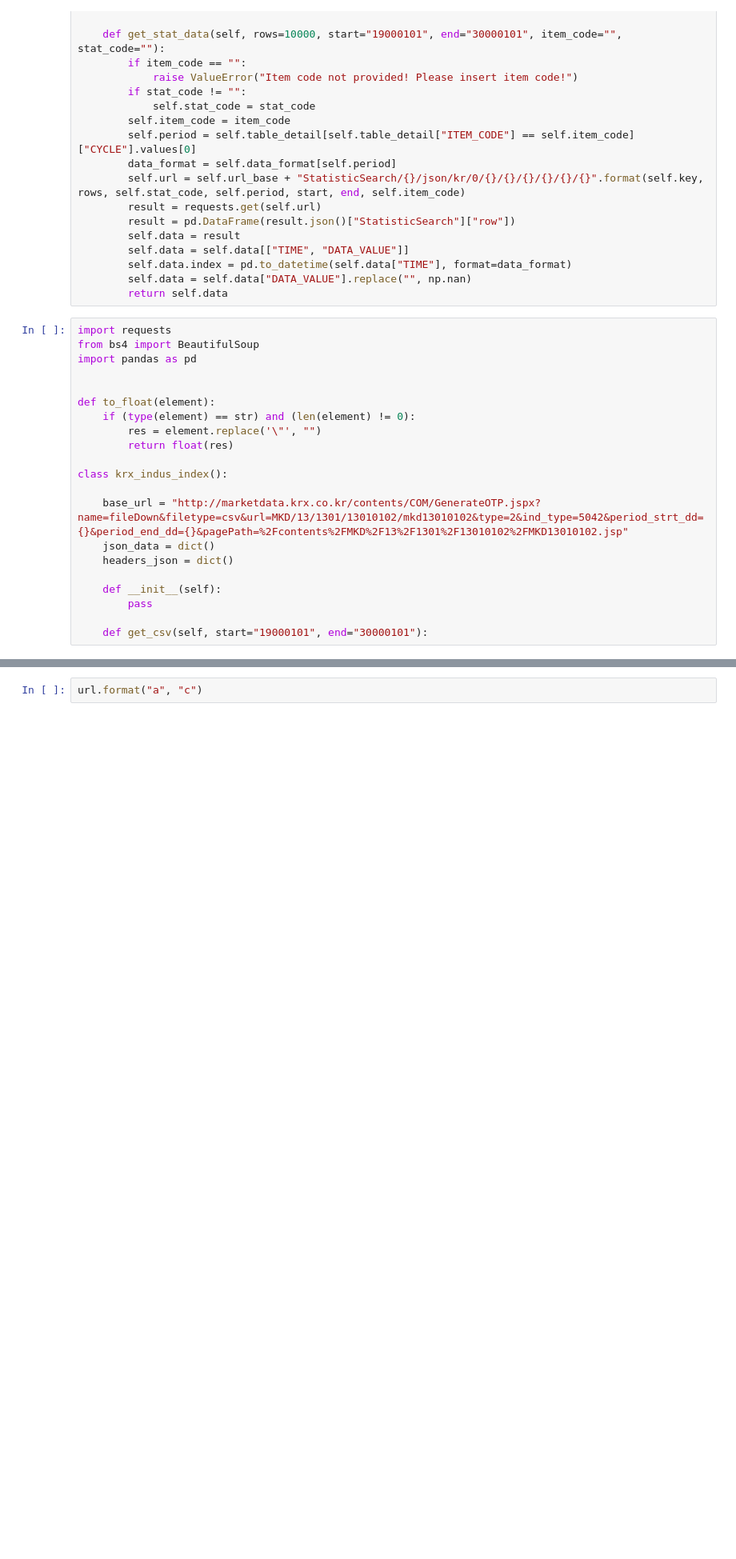
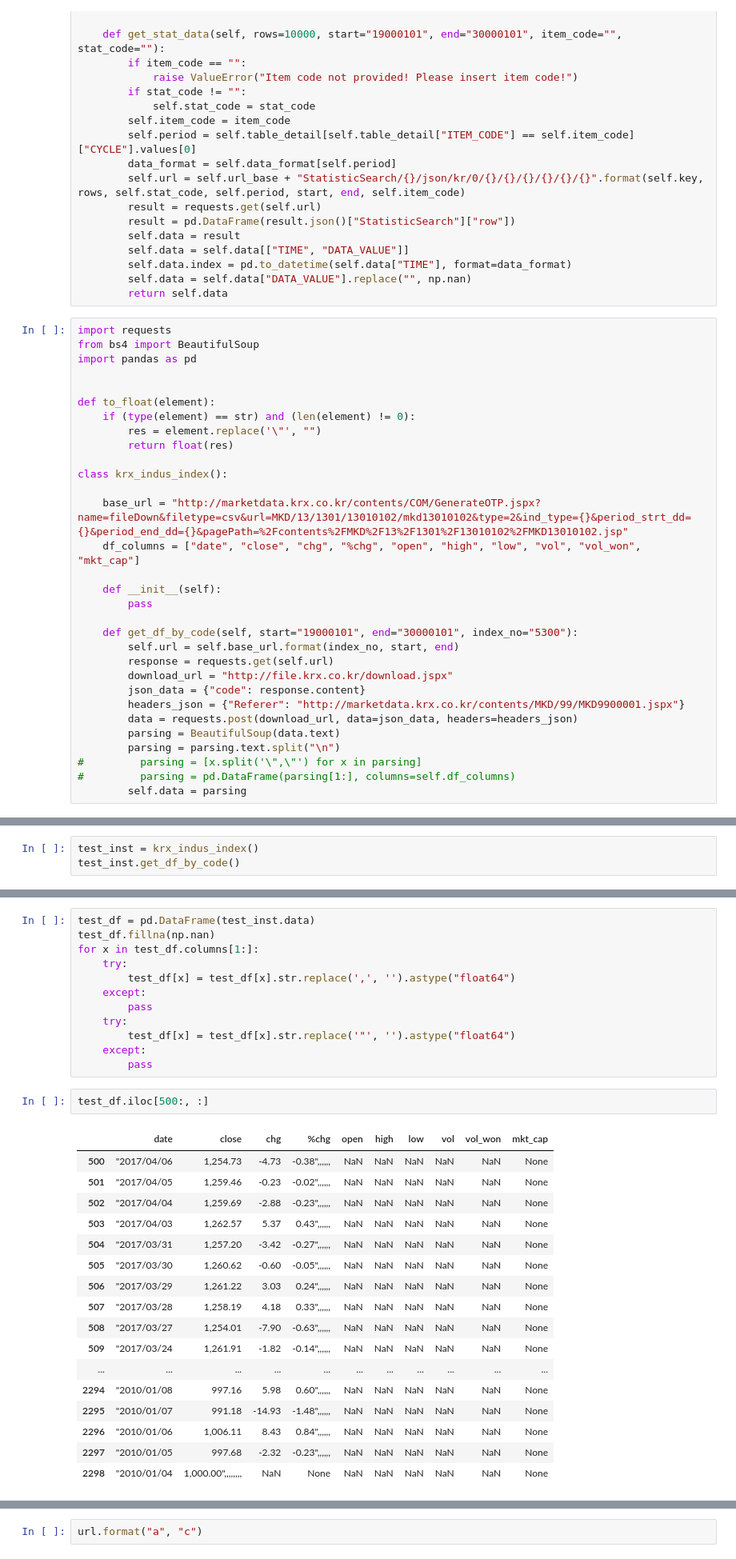
Before and after one commit to kimjungwon90/trade_bot, a Jupyter notebook: Untitled1.ipynb, the cells around one changed output, grey strips where cells are left out. Shown: that part at 80% size. Saved outputs shown, nothing was run; the diff lists cells and outputs as text; blank space fills up the shorter version.

```diff
--- a/Untitled1.ipynb
+++ b/Untitled1.ipynb
@@ -64,11 +64,21 @@ def to_float(element):
 
 class krx_indus_index():
 
-    base_url = "http://marketdata.krx.co.kr/contents/COM/GenerateOTP.jspx?name=fileDown&filetype=csv&url=MKD/13/1301/13010102/mkd13010102&type=2&ind_type=5042&period_strt_dd={}&period_end_dd={}&pagePath=%2Fcontents%2FMKD%2F13%2F1301%2F13010102%2FMKD13010102.jsp"
-    json_data = dict()
-    headers_json = dict()
+    base_url = "http://marketdata.krx.co.kr/contents/COM/GenerateOTP.jspx?name=fileDown&filetype=csv&url=MKD/13/1301/13010102/mkd13010102&type=2&ind_type={}&period_strt_dd={}&period_end_dd={}&pagePath=%2Fcontents%2FMKD%2F13%2F1301%2F13010102%2FMKD13010102.jsp"
+    df_columns = ["date", "close", "chg", "%chg", "open", "high", "low", "vol", "vol_won", "mkt_cap"]
 
     def __init__(self):
         pass
 
-    def get_csv(self, start="19000101", end="30000101"):
+    def get_df_by_code(self, start="19000101", end="30000101", index_no="5300"):
+        self.url = self.base_url.format(index_no, start, end)
+        response = requests.get(self.url)
+        download_url = "http://file.krx.co.kr/download.jspx"
+        json_data = {"code": response.content}
+        headers_json = {"Referer": "http://marketdata.krx.co.kr/contents/MKD/99/MKD9900001.jspx"}
+        data = requests.post(download_url, data=json_data, headers=headers_json)
+        parsing = BeautifulSoup(data.text)
+        parsing = parsing.text.split("\n")
+#         parsing = [x.split('\",\"') for x in parsing]
+#         parsing = pd.DataFrame(parsing[1:], columns=self.df_columns)
+        self.data = parsing
@@ -78,0 +85,3 @@ url_test_1 = "http://marketdata.krx.co.kr/contents/COM/GenerateOTP.jspx?name=fil
+# %%
+test_inst = krx_indus_index()
+test_inst.get_df_by_code()
@@ -78,0 +140,32 @@ url_test_1 = "http://marketdata.krx.co.kr/contents/COM/GenerateOTP.jspx?name=fil
+# %%
+test_df = pd.DataFrame(test_inst.data)
+test_df.fillna(np.nan)
+for x in test_df.columns[1:]:
+    try:
+        test_df[x] = test_df[x].str.replace(',', '').astype("float64")
+    except:
+        pass
+    try:
+        test_df[x] = test_df[x].str.replace('"', '').astype("float64")
+    except:
+        pass
+# %%
+test_df.iloc[500:, :]
+# %% [output]
+|  | date | close | chg | %chg | open | high | low | vol | vol_won | mkt_cap |
+| 500 | "2017/04/06 | 1,254.73 | -4.73 | -0.38",,,,,, | NaN | NaN | NaN | NaN | NaN | None |
+| 501 | "2017/04/05 | 1,259.46 | -0.23 | -0.02",,,,,, | NaN | NaN | NaN | NaN | NaN | None |
+| 502 | "2017/04/04 | 1,259.69 | -2.88 | -0.23",,,,,, | NaN | NaN | NaN | NaN | NaN | None |
+| 503 | "2017/04/03 | 1,262.57 | 5.37 | 0.43",,,,,, | NaN | NaN | NaN | NaN | NaN | None |
+| 504 | "2017/03/31 | 1,257.20 | -3.42 | -0.27",,,,,, | NaN | NaN | NaN | NaN | NaN | None |
+| 505 | "2017/03/30 | 1,260.62 | -0.60 | -0.05",,,,,, | NaN | NaN | NaN | NaN | NaN | None |
+| 506 | "2017/03/29 | 1,261.22 | 3.03 | 0.24",,,,,, | NaN | NaN | NaN | NaN | NaN | None |
+| 507 | "2017/03/28 | 1,258.19 | 4.18 | 0.33",,,,,, | NaN | NaN | NaN | NaN | NaN | None |
+| 508 | "2017/03/27 | 1,254.01 | -7.90 | -0.63",,,,,, | NaN | NaN | NaN | NaN | NaN | None |
+| 509 | "2017/03/24 | 1,261.91 | -1.82 | -0.14",,,,,, | NaN | NaN | NaN | NaN | NaN | None |
+| ... | ... | ... | ... | ... | ... | ... | ... | ... | ... | ... |
+| 2294 | "2010/01/08 | 997.16 | 5.98 | 0.60",,,,,, | NaN | NaN | NaN | NaN | NaN | None |
+| 2295 | "2010/01/07 | 991.18 | -14.93 | -1.48",,,,,, | NaN | NaN | NaN | NaN | NaN | None |
+| 2296 | "2010/01/06 | 1,006.11 | 8.43 | 0.84",,,,,, | NaN | NaN | NaN | NaN | NaN | None |
+| 2297 | "2010/01/05 | 997.68 | -2.32 | -0.23",,,,,, | NaN | NaN | NaN | NaN | NaN | None |
+| 2298 | "2010/01/04 | 1,000.00",,,,,,,, | NaN | None | NaN | NaN | NaN | NaN | NaN | None |
```
Also changed, not shown: parts of 7 cells of this notebook.
